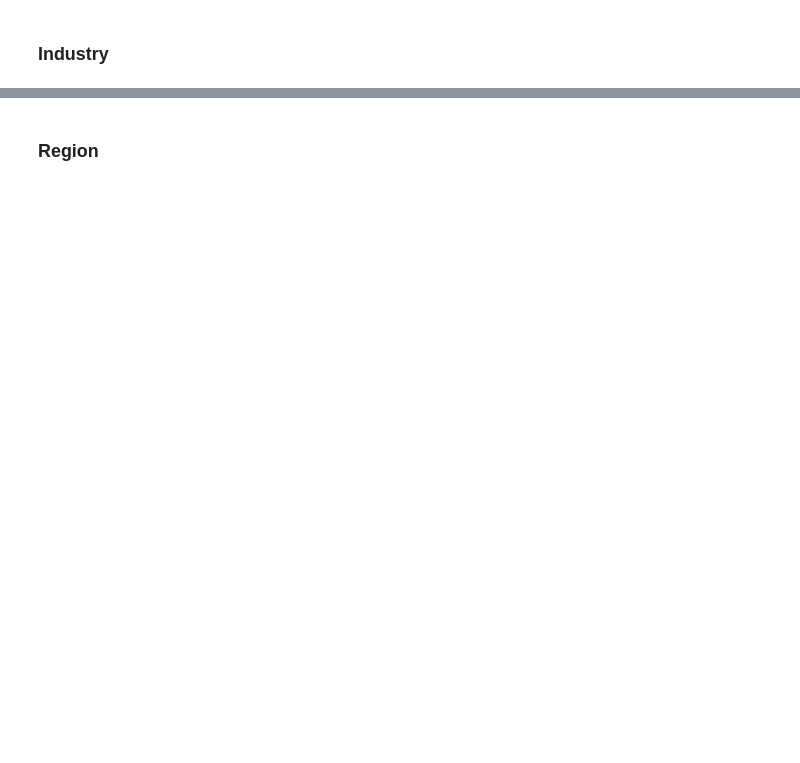
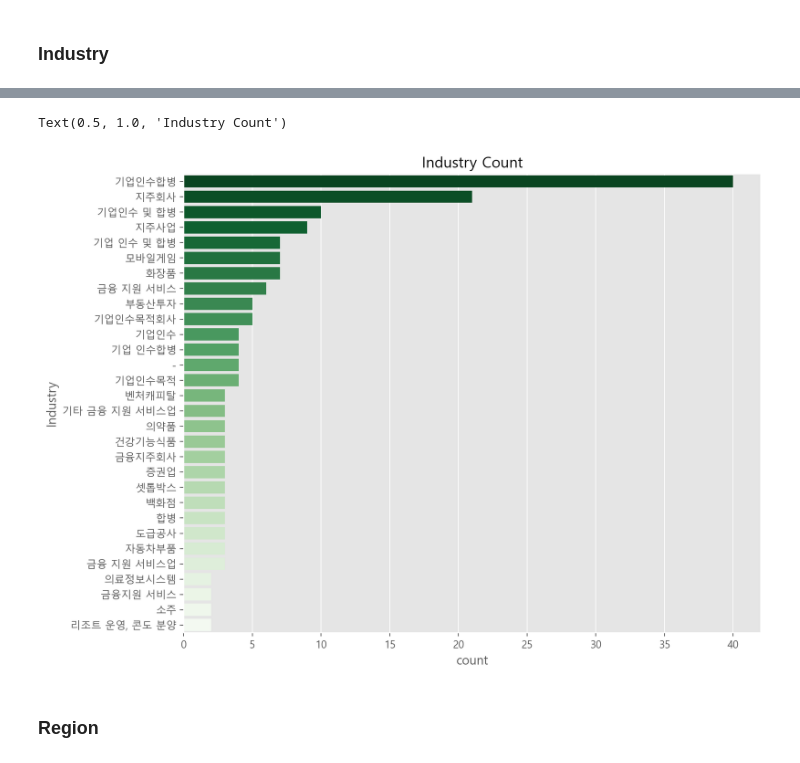
Before and after one commit to jamjamzo/finance-data-analysis, a Jupyter notebook: 2.2. KRX 전체 종목분석-input.ipynb, the cells around one changed output, grey strips where cells are left out. Cells and saved outputs as stored; diff of their text form; code cells hidden in the pictures; blank space fills up the shorter version.

```diff
--- a/2.2. KRX 전체 종목분석-input.ipynb
+++ b/2.2. KRX 전체 종목분석-input.ipynb
@@ -586,2 +613,4 @@ print(plt.colormaps())
 # %%
 # df[df["Industry"].isin(industry_top30.index)]
+df_industry_30 = df[df["Industry"].isin(industry_top30.index)]
+df_industry_30
@@ -590,3 +631,12 @@ print(plt.colormaps())
+# %%
+# seaborn
+plt.figure(figsize=(10,8))
+sns.countplot(data=df_industry_30, y='Industry',
+              palette='Greens_r',
+             order= industry_top30.index).set_title("Industry Count")
+# %% [output]
+Text(0.5, 1.0, 'Industry Count')
+[figure, added]
 # %% [markdown]
 ### Region
 # %%
```
Also changed, not shown: parts of 44 cells of this notebook, 1 other file.
